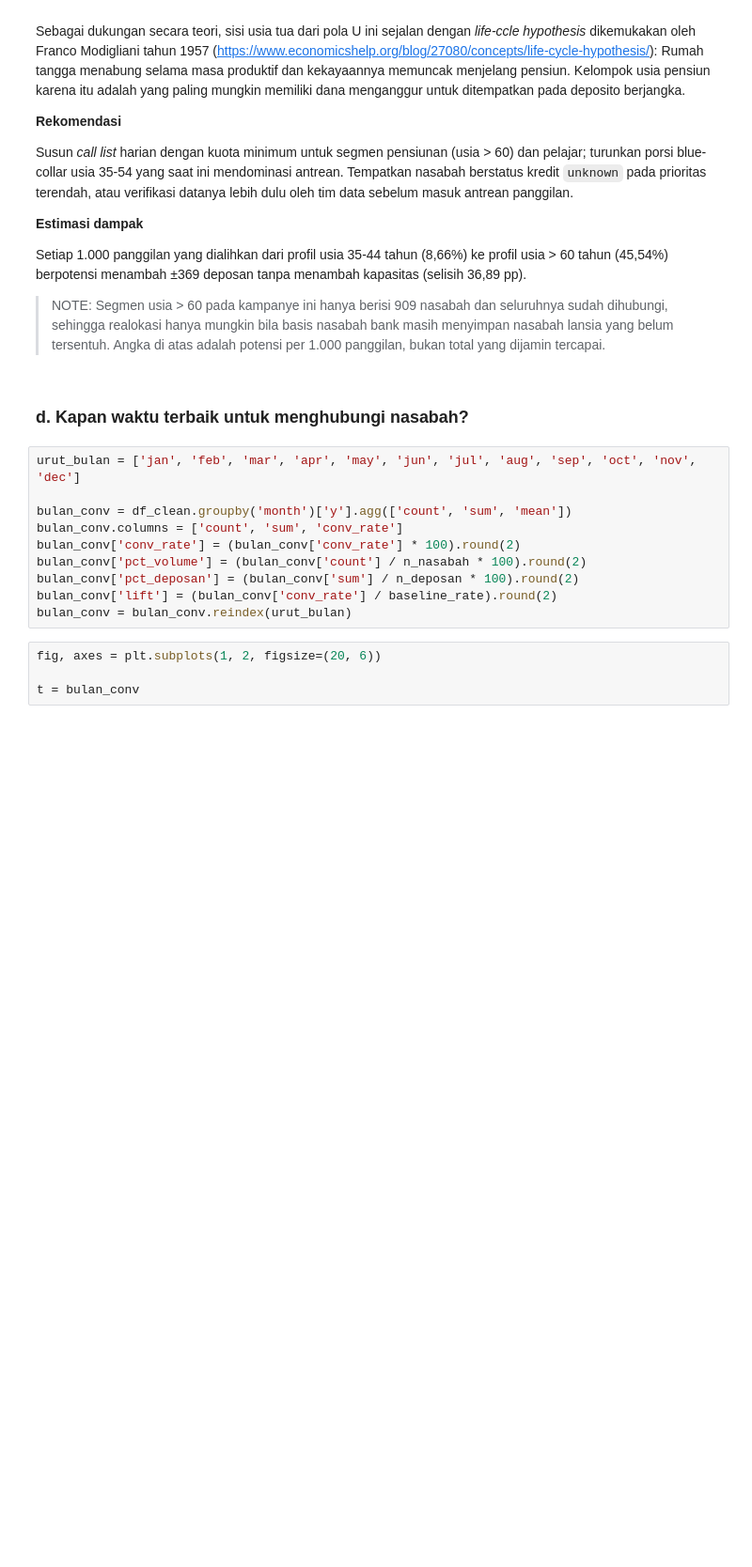
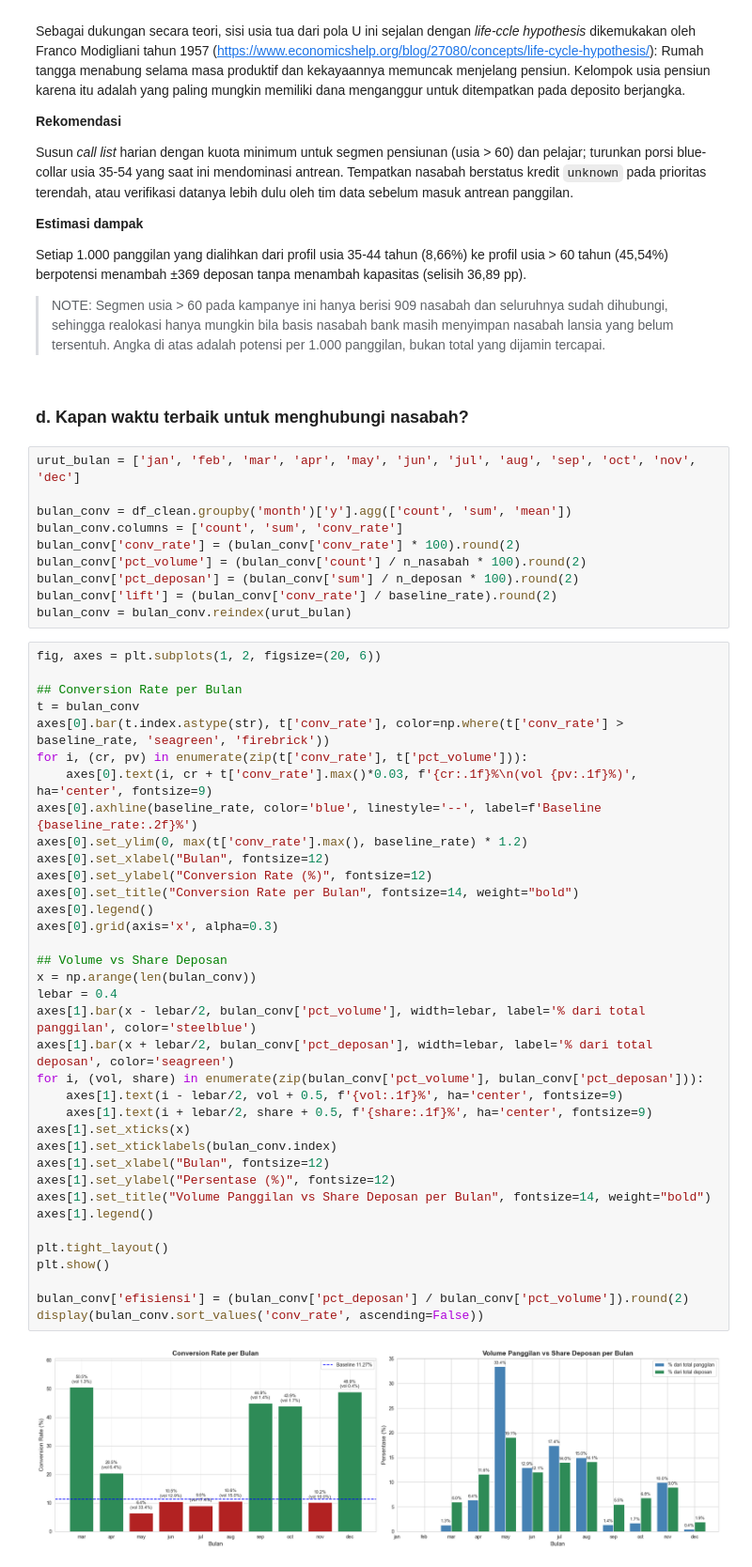
Before and after one commit to mdevx3/Final-Project-Purwadhika, a Jupyter notebook: Final_Project_Purwadhika.ipynb, the cells around one changed output. Shown at 94% size. Saved outputs shown, nothing was run; the diff lists cells and outputs as text; blank space fills up the shorter version.

```diff
--- a/Final_Project_Purwadhika.ipynb
+++ b/Final_Project_Purwadhika.ipynb
@@ -1140,7 +1141,41 @@ bulan_conv['pct_volume'] = (bulan_conv['count'] / n_nasabah * 100).round(2)
 bulan_conv['pct_deposan'] = (bulan_conv['sum'] / n_deposan * 100).round(2)
 bulan_conv['lift'] = (bulan_conv['conv_rate'] / baseline_rate).round(2)
 bulan_conv = bulan_conv.reindex(urut_bulan)
-# %%
-fig, axes = plt.subplots(1, 2, figsize=(20, 6))
-
-t = bulan_conv
+# %%
+fig, axes = plt.subplots(1, 2, figsize=(20, 6))
+
+## Conversion Rate per Bulan
+t = bulan_conv
+axes[0].bar(t.index.astype(str), t['conv_rate'], color=np.where(t['conv_rate'] > baseline_rate, 'seagreen', 'firebrick'))
+for i, (cr, pv) in enumerate(zip(t['conv_rate'], t['pct_volume'])):
+    axes[0].text(i, cr + t['conv_rate'].max()*0.03, f'{cr:.1f}%\n(vol {pv:.1f}%)', ha='center', fontsize=9)
+axes[0].axhline(baseline_rate, color='blue', linestyle='--', label=f'Baseline {baseline_rate:.2f}%')
+axes[0].set_ylim(0, max(t['conv_rate'].max(), baseline_rate) * 1.2)
+axes[0].set_xlabel("Bulan", fontsize=12)
+axes[0].set_ylabel("Conversion Rate (%)", fontsize=12)
+axes[0].set_title("Conversion Rate per Bulan", fontsize=14, weight="bold")
+axes[0].legend()
+axes[0].grid(axis='x', alpha=0.3)
+
+## Volume vs Share Deposan
+x = np.arange(len(bulan_conv))
+lebar = 0.4
+axes[1].bar(x - lebar/2, bulan_conv['pct_volume'], width=lebar, label='% dari total panggilan', color='steelblue')
+axes[1].bar(x + lebar/2, bulan_conv['pct_deposan'], width=lebar, label='% dari total deposan', color='seagreen')
+for i, (vol, share) in enumerate(zip(bulan_conv['pct_volume'], bulan_conv['pct_deposan'])):
+    axes[1].text(i - lebar/2, vol + 0.5, f'{vol:.1f}%', ha='center', fontsize=9)
+    axes[1].text(i + lebar/2, share + 0.5, f'{share:.1f}%', ha='center', fontsize=9)
+axes[1].set_xticks(x)
+axes[1].set_xticklabels(bulan_conv.index)
+axes[1].set_xlabel("Bulan", fontsize=12)
+axes[1].set_ylabel("Persentase (%)", fontsize=12)
+axes[1].set_title("Volume Panggilan vs Share Deposan per Bulan", fontsize=14, weight="bold")
+axes[1].legend()
+
+plt.tight_layout()
+plt.show()
+
+bulan_conv['efisiensi'] = (bulan_conv['pct_deposan'] / bulan_conv['pct_volume']).round(2)
+display(bulan_conv.sort_values('conv_rate', ascending=False))
+# %% [output]
+[figure, added]
```
Also changed, not shown: parts of 36 cells of this notebook.
